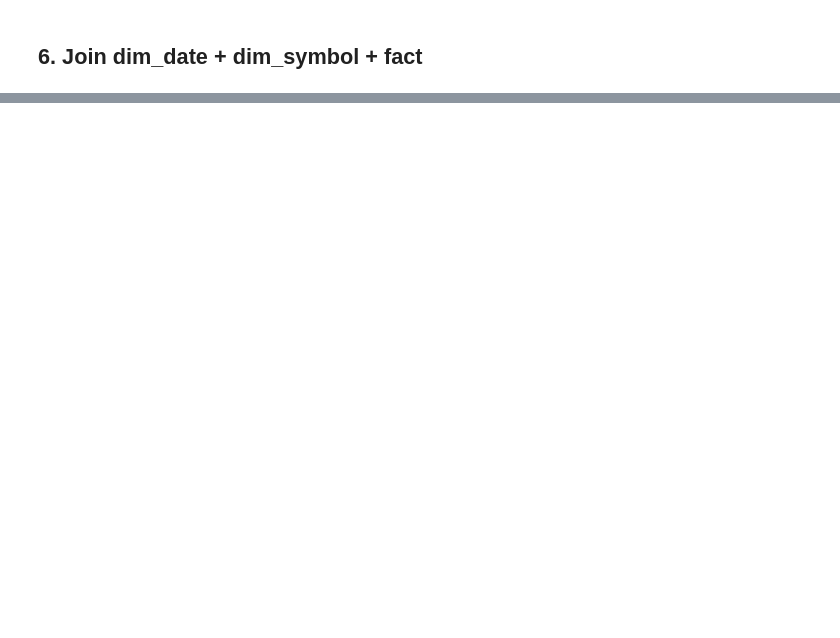
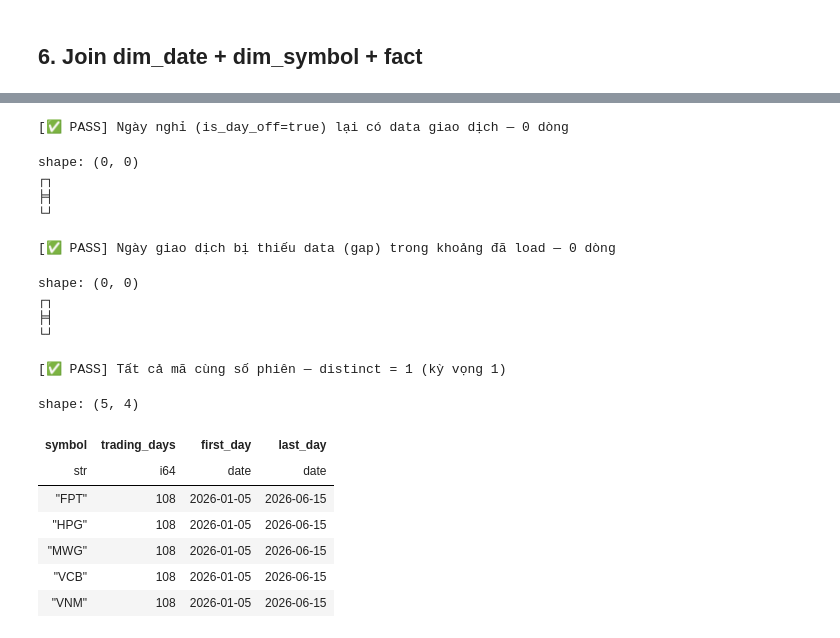
Before and after one commit to DPlayerGod/hose-stock-lakehouse, a Jupyter notebook: notebook/04_read_clickhouse_tables.ipynb, the cells around one changed output, grey strips where cells are left out. Cells and saved outputs as stored; diff of their text form; code cells hidden in the pictures; blank space fills up the shorter version.

```diff
--- a/notebook/04_read_clickhouse_tables.ipynb
+++ b/notebook/04_read_clickhouse_tables.ipynb
@@ -262,0 +390,78 @@ latest_week.head(20)
+# %%
+def show_check(title: str, df: pl.DataFrame, ok_when_empty: bool = True) -> pl.DataFrame:
+    """In PASS/FAIL. Check 'kỳ vọng rỗng' -> PASS khi df rỗng; ngược lại PASS khi có dòng."""
+    n = len(df)
+    ok = (n == 0) if ok_when_empty else (n > 0)
+    print(f"[{'✅ PASS' if ok else '❌ FAIL'}] {title} — {n} dòng")
+    return df
+
+
+# Check 1: Có ngày is_day_off = true mà VẪN có data trong fact không?  (kỳ vọng: KHÔNG)
+dayoff_with_data = query_to_polars(
+    """
+    SELECT d.full_date, d.event_name, count() AS fact_rows
+    FROM fact_hose_daily_market f
+    JOIN dim_date d ON d.date_key = f.date_key
+    WHERE d.is_day_off = 1
+    GROUP BY d.full_date, d.event_name
+    ORDER BY d.full_date
+    """
+)
+show_check("Ngày nghỉ (is_day_off=true) lại có data giao dịch", dayoff_with_data, ok_when_empty=True)
+dayoff_with_data
+# %% [output]
+[✅ PASS] Ngày nghỉ (is_day_off=true) lại có data giao dịch — 0 dòng
+shape: (0, 0)
+┌┐
+╞╡
+└┘
+# %%
+# Check 2: Ngày giao dịch (không cuối tuần & không nghỉ lễ) NẰM TRONG khoảng đã load mà THIẾU data
+missing_trading_days = query_to_polars(
+    """
+    SELECT d.full_date, toDayOfWeek(d.full_date) AS dow, d.event_name
+    FROM dim_date d
+    WHERE d.is_weekend = 0
+      AND d.is_day_off = 0
+      AND d.full_date BETWEEN (SELECT min(trading_date) FROM fact_hose_daily_market)
+                          AND (SELECT max(trading_date) FROM fact_hose_daily_market)
+      AND d.full_date NOT IN (SELECT DISTINCT trading_date FROM fact_hose_daily_market)
+    ORDER BY d.full_date
+    """
+)
+show_check("Ngày giao dịch bị thiếu data (gap) trong khoảng đã load", missing_trading_days, ok_when_empty=True)
+missing_trading_days
+# %% [output]
+[✅ PASS] Ngày giao dịch bị thiếu data (gap) trong khoảng đã load — 0 dòng
+shape: (0, 0)
+┌┐
+╞╡
+└┘
+# %%
+# Check 3: Mỗi mã có cùng số phiên & cùng khoảng ngày không?
+per_symbol = query_to_polars(
+    """
+    SELECT s.symbol,
+           count()             AS trading_days,
+           min(f.trading_date) AS first_day,
+           max(f.trading_date) AS last_day
+    FROM fact_hose_daily_market f
+    JOIN dim_symbol s ON s.symbol_key = f.symbol_key
+    GROUP BY s.symbol
+    ORDER BY s.symbol
+    """
+)
+n_distinct = per_symbol["trading_days"].n_unique()
+print(f"[{'✅ PASS' if n_distinct == 1 else '❌ FAIL'}] Tất cả mã cùng số phiên — "
+      f"distinct = {n_distinct} (kỳ vọng 1)")
+per_symbol
+# %% [output]
+[✅ PASS] Tất cả mã cùng số phiên — distinct = 1 (kỳ vọng 1)
+shape: (5, 4)
+| symbol | trading_days | first_day | last_day |
+| str | i64 | date | date |
+| "FPT" | 108 | 2026-01-05 | 2026-06-15 |
+| "HPG" | 108 | 2026-01-05 | 2026-06-15 |
+| "MWG" | 108 | 2026-01-05 | 2026-06-15 |
+| "VCB" | 108 | 2026-01-05 | 2026-06-15 |
+| "VNM" | 108 | 2026-01-05 | 2026-06-15 |
```
Also changed, not shown: parts of 15 cells of this notebook, 10 other files.
